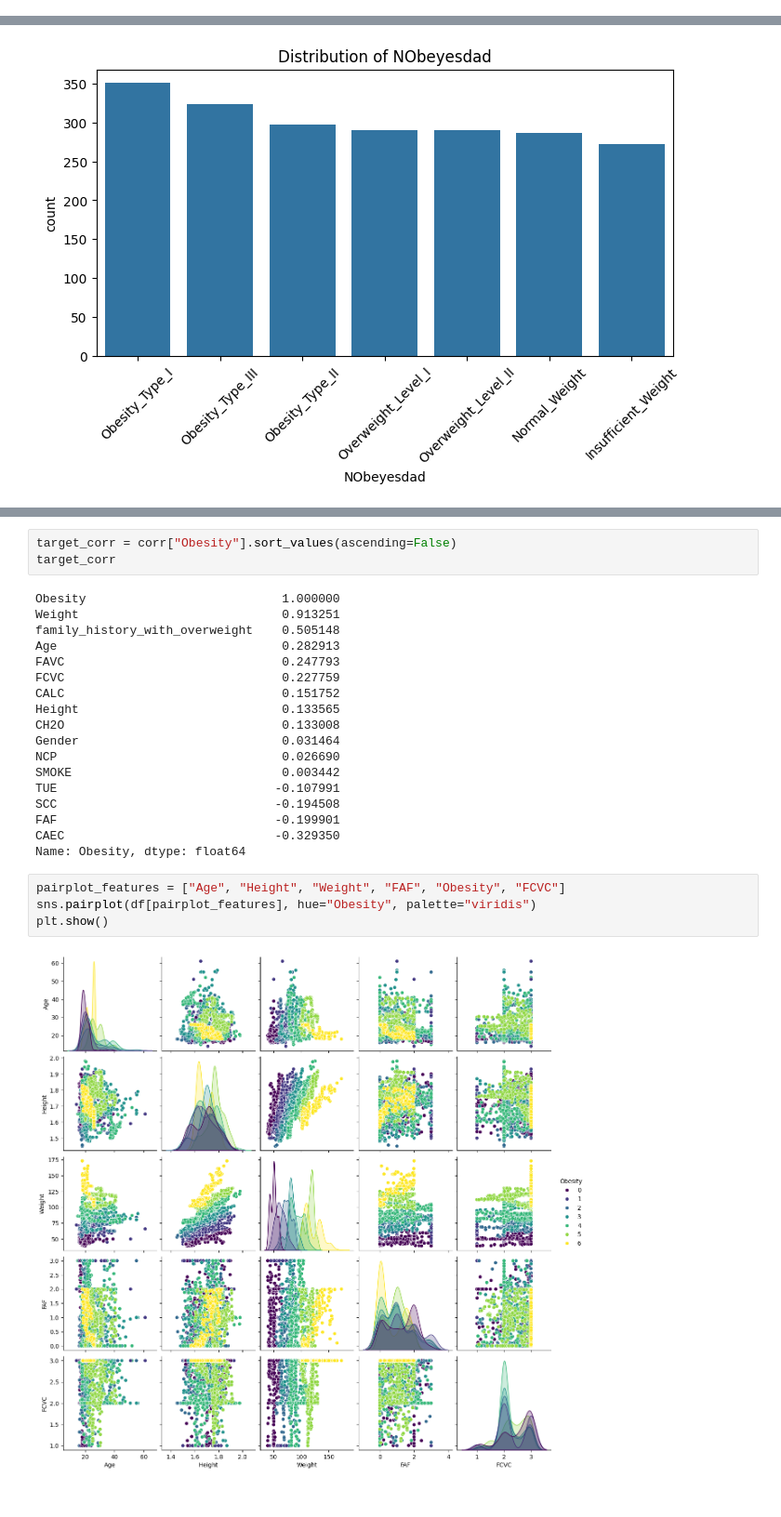
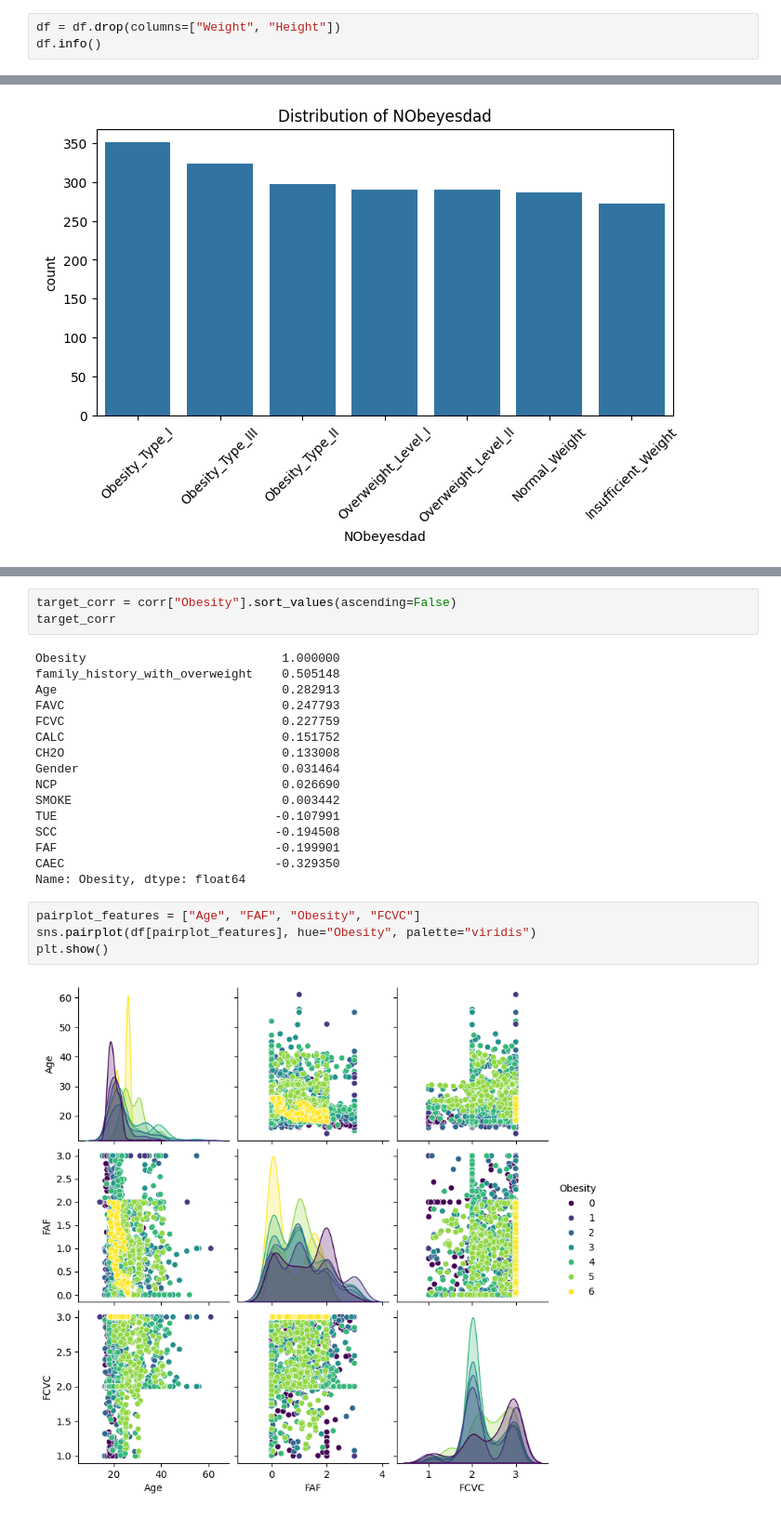
Before and after one commit to RenauxNt/MLSD-InsightWellness-AI, a Jupyter notebook: notebooks/exploratory_data_analysis.ipynb, the cells around one changed output, grey strips where cells are left out. Shown at 93% size. Saved outputs shown, nothing was run; the diff lists cells and outputs as text.

Commit message:
modified exploratory_data_analysis.ipynb to take into account the removal of weight/height features

```diff
--- a/notebooks/exploratory_data_analysis.ipynb
+++ b/notebooks/exploratory_data_analysis.ipynb
@@ -217,0 +232,3 @@ metadata_df
+# %%
+df = df.drop(columns=["Weight", "Height"])
+df.info()
@@ -301,13 +335,11 @@ target_corr = corr["Obesity"].sort_values(ascending=False)
 target_corr
 # %% [output]
 Obesity                           1.000000
-Weight                            0.913251
 family_history_with_overweight    0.505148
 Age                               0.282913
 FAVC                              0.247793
 FCVC                              0.227759
 CALC                              0.151752
-Height                            0.133565
 CH2O                              0.133008
 Gender                            0.031464
 NCP                               0.026690
@@ -318,9 +350,9 @@ FAF                              -0.199901
 CAEC                             -0.329350
 Name: Obesity, dtype: float64
 # %%
-pairplot_features = ["Age", "Height", "Weight", "FAF", "Obesity", "FCVC"]
+pairplot_features = ["Age", "FAF", "Obesity", "FCVC"]
 sns.pairplot(df[pairplot_features], hue="Obesity", palette="viridis")
 plt.show()
 # %% [output]
-[figure, old version]
+[figure, new version]
 # %%
```
Also changed, not shown: parts of 6 cells of this notebook.
